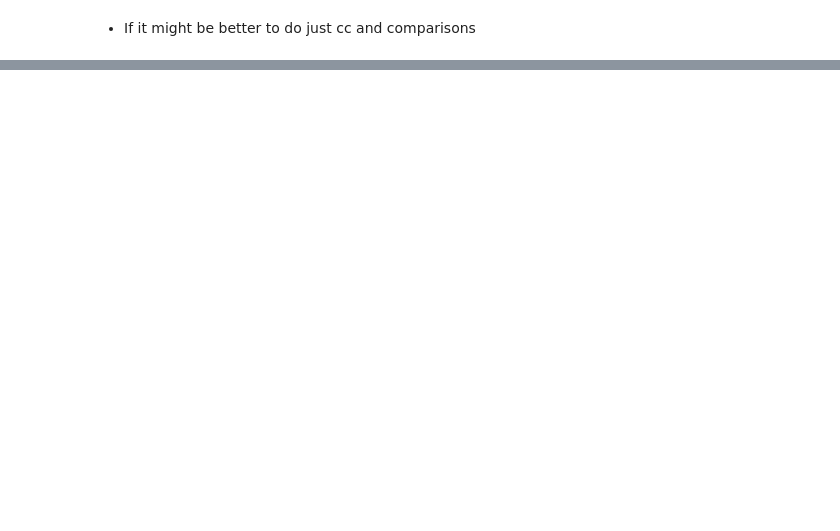
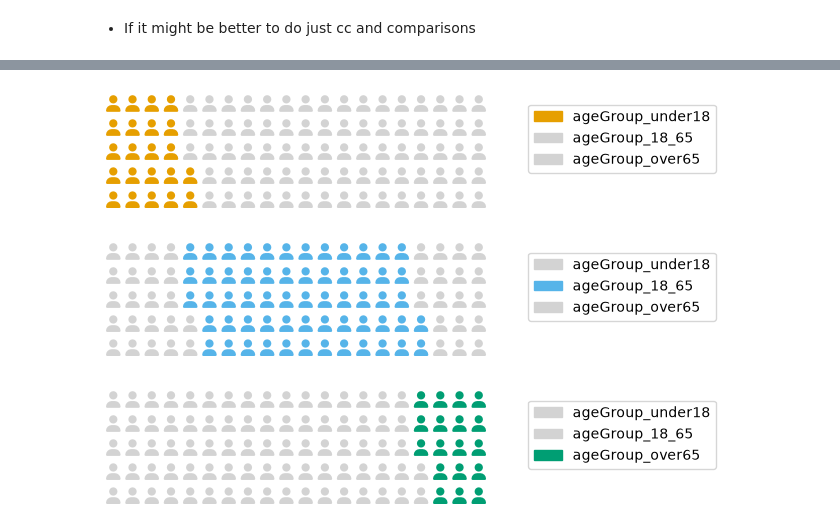
Before and after one commit to camilleberg/congressional_communities, a Jupyter notebook: map project/new_map_viz/people_char.ipynb, the cells around one changed output, grey strips where cells are left out. Drawn from its saved outputs; the diff is of its cells as text; code cells hidden in the pictures; blank space fills up the shorter version.

```diff
--- a/map project/new_map_viz/people_char.ipynb
+++ b/map project/new_map_viz/people_char.ipynb
@@ -367,0 +321,44 @@ plt.show()
+# %%
+# making function to just make the groups for cc
+# now making graph that combines them
+
+def make_chart_group_ind(vals, age_bracket_cols, group_no):
+
+    not_used = "lightgrey"
+
+    num_groups = len(age_bracket_cols)
+
+    # changing color list
+    color_list = [not_used] * num_groups
+    color_list[group_no] = okabe_ito_colors[group_no]
+
+    ## cc
+    plt.figure(
+        FigureClass=Waffle,
+        rows=5,
+        columns=20,
+        values=vals,
+        legend={'loc': 'upper left', 'bbox_to_anchor': (1.1, 1)},
+        icons='user',
+        font_size=12,
+        colors = color_list,
+        interval_ratio_x=0.6,
+        interval_ratio_y=1
+    )
+
+
+    plt.savefig(f'./figures/age_comparisons_ind_group{group_no}.png')
+    plt.show()
+
+    return plt
+# %%
+def generate_ind_charts(df_cc_graph, age_bracket_cols):
+    vals = exclude_key(df_cc_graph, 'Total Population')
+    for group_no in range(len(age_bracket_cols)):
+        make_chart_group_ind(vals, age_bracket_cols, group_no)
+# %%
+generate_ind_charts(df_cc_graph, age_bracket_cols)
+# %% [output]
+[figure, added]
+[figure, added]
+[figure, added]
```
Also changed, not shown: parts of 23 cells of this notebook, 10 other files.
